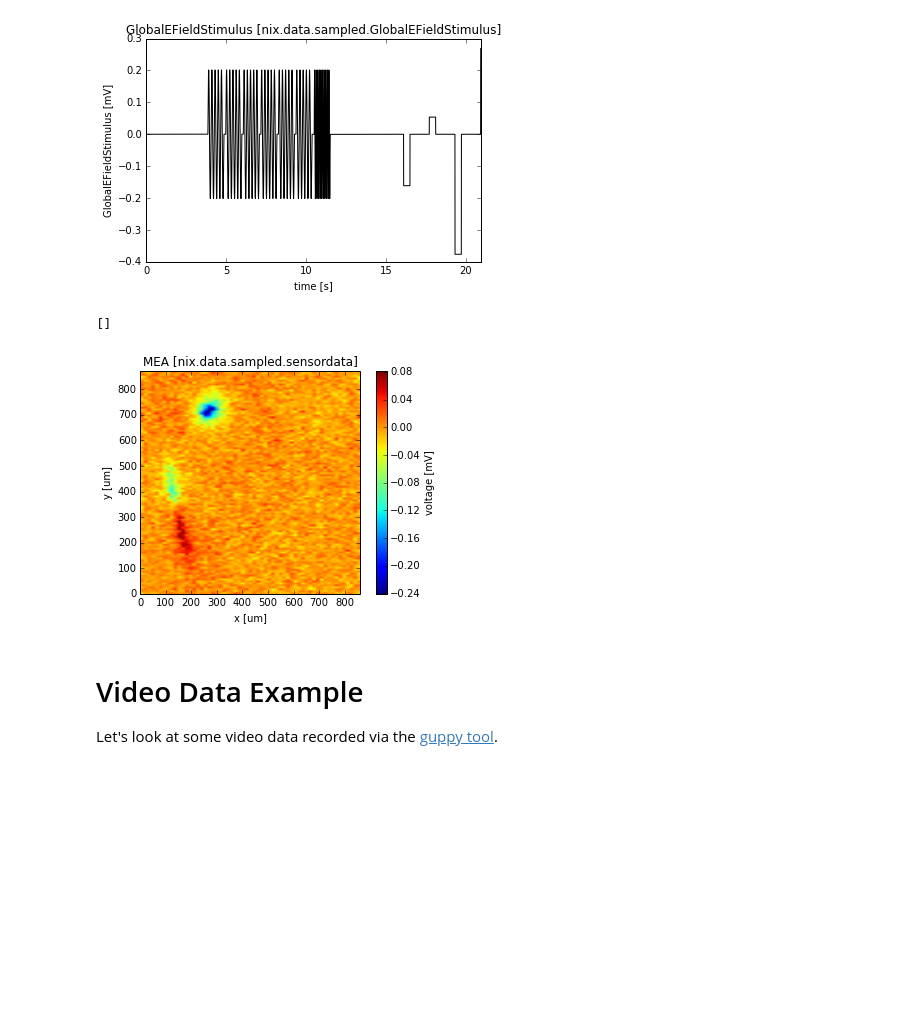
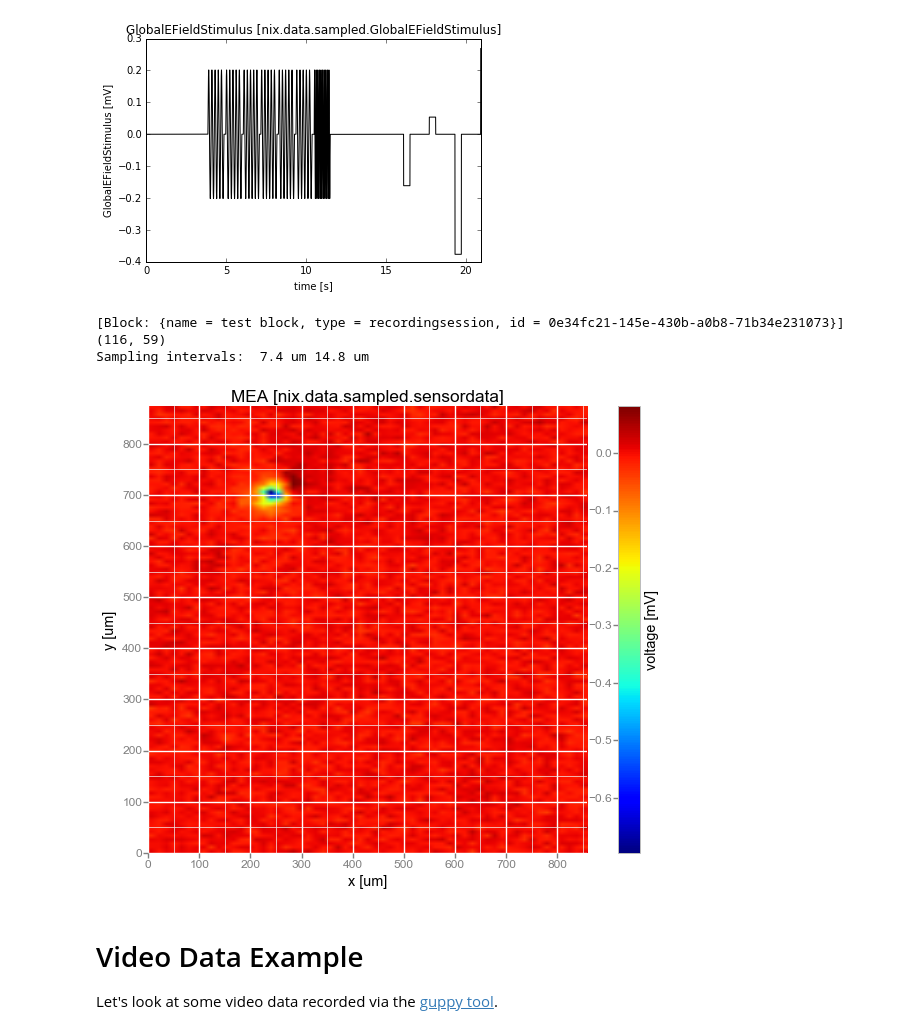
Before and after one commit to G-Node/nix-demo, a Jupyter notebook: NIX INCF TF Meeting 2014.ipynb, the cells around one changed output. Saved outputs shown, nothing was run; the diff lists cells and outputs as text; code cells hidden in the pictures; blank space fills up the shorter version.

```diff
--- a/NIX INCF TF Meeting 2014.ipynb
+++ b/NIX INCF TF Meeting 2014.ipynb
@@ -193,20 +193,23 @@ pl.add_plot(block.data_arrays['f418663e-0fd2-46d9-9d28-cb2488b426a2'])
 # %% [output]
 [figure]
 # %%
+#File is created with gen-demo-data.py
 nf = nix.File.open("demo.h5", nix.FileMode.ReadOnly)
 print(nf.blocks)
 
-#block = nf.blocks[0]
-#mea = block.data_arrays['2f588a8c-b7ed-4d59-b494-dc123ead780e']
-#print(mea.data.shape)
-#print("Sampling intervals: ", mea.dimensions[0].sampling_interval, mea.dimensions[0].unit, mea.dimensions[1].sampling_interval, mea.dimensions[1].unit)
+block = nf.blocks[0]
+mea = block.data_arrays['MEA']
+print(mea.data.shape)
+print("Sampling intervals: ", mea.dimensions[0].sampling_interval, mea.dimensions[0].unit, mea.dimensions[1].sampling_interval, mea.dimensions[1].unit)
 # %% [output]
-[]
+[Block: {name = test block, type = recordingsession, id = 0e34fc21-145e-430b-a0b8-71b34e231073}]
+(116, 59)
+Sampling intervals:  7.4 um 14.8 um
 # %%
-#pl = Plotter()
-#pl.add_plot(mea)
+pl = Plotter()
+pl.add_plot(mea)
 # %% [output]
-[figure, old version]
+[figure, new version]
 # %% [markdown]
 Video Data Example
 ==================
```
